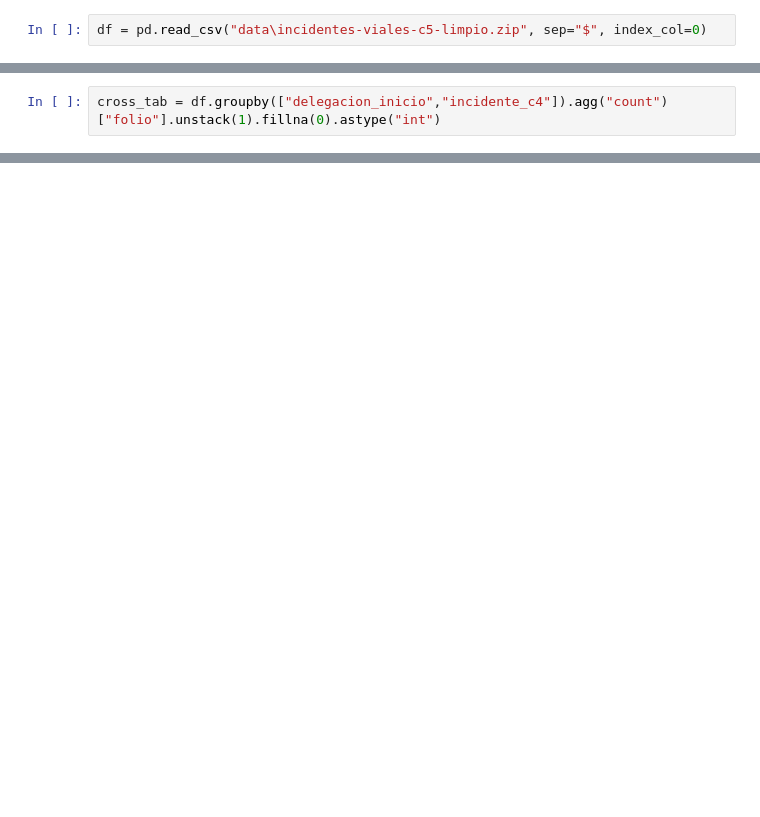
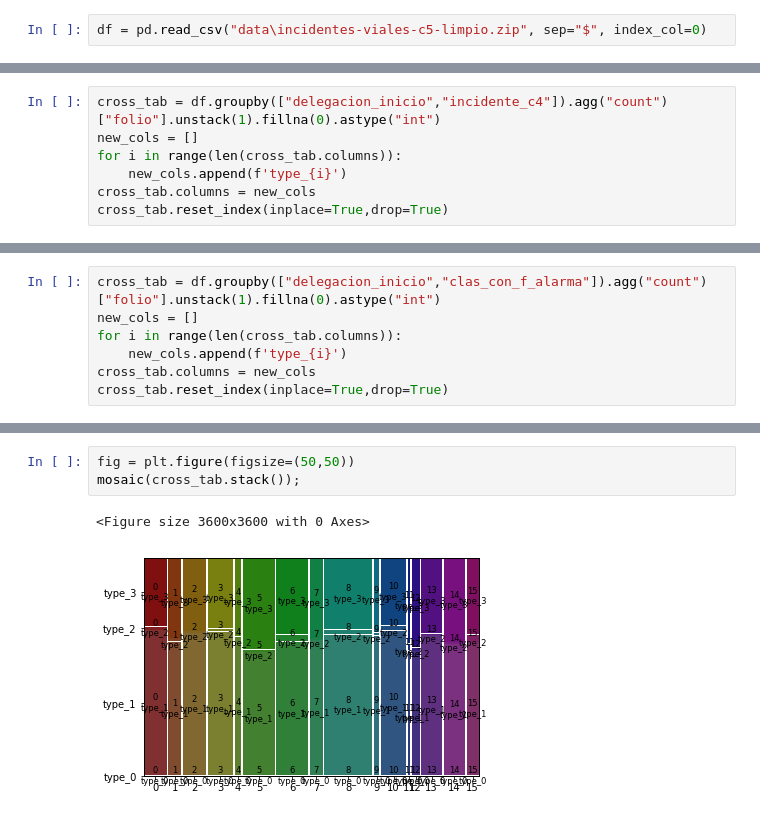
Before and after one commit to Mario-16180/BEDU-M4-DataAnalysisProject-CarAccidents, a Jupyter notebook: BEDU_DataAnalysis_CarAccidents.ipynb, the cells around one changed output, grey strips where cells are left out. Saved outputs shown, nothing was run; the diff lists cells and outputs as text; blank space fills up the shorter version.

```diff
--- a/BEDU_DataAnalysis_CarAccidents.ipynb
+++ b/BEDU_DataAnalysis_CarAccidents.ipynb
@@ -26,2 +31,7 @@ Name: clas_con_f_alarma, dtype: int64
 # %%
 cross_tab = df.groupby(["delegacion_inicio","incidente_c4"]).agg("count")["folio"].unstack(1).fillna(0).astype("int")
+new_cols = []
+for i in range(len(cross_tab.columns)):
+    new_cols.append(f'type_{i}')
+cross_tab.columns = new_cols
+cross_tab.reset_index(inplace=True,drop=True)
@@ -84,0 +119,7 @@ pd.DataFrame(ex)
+# %%
+cross_tab = df.groupby(["delegacion_inicio","clas_con_f_alarma"]).agg("count")["folio"].unstack(1).fillna(0).astype("int")
+new_cols = []
+for i in range(len(cross_tab.columns)):
+    new_cols.append(f'type_{i}')
+cross_tab.columns = new_cols
+cross_tab.reset_index(inplace=True,drop=True)
@@ -84,0 +202,6 @@ pd.DataFrame(ex)
+# %%
+fig = plt.figure(figsize=(50,50))
+mosaic(cross_tab.stack());
+# %% [output]
+<Figure size 3600x3600 with 0 Axes>
+[figure, added]
```
Also changed, not shown: parts of 21 cells of this notebook.
